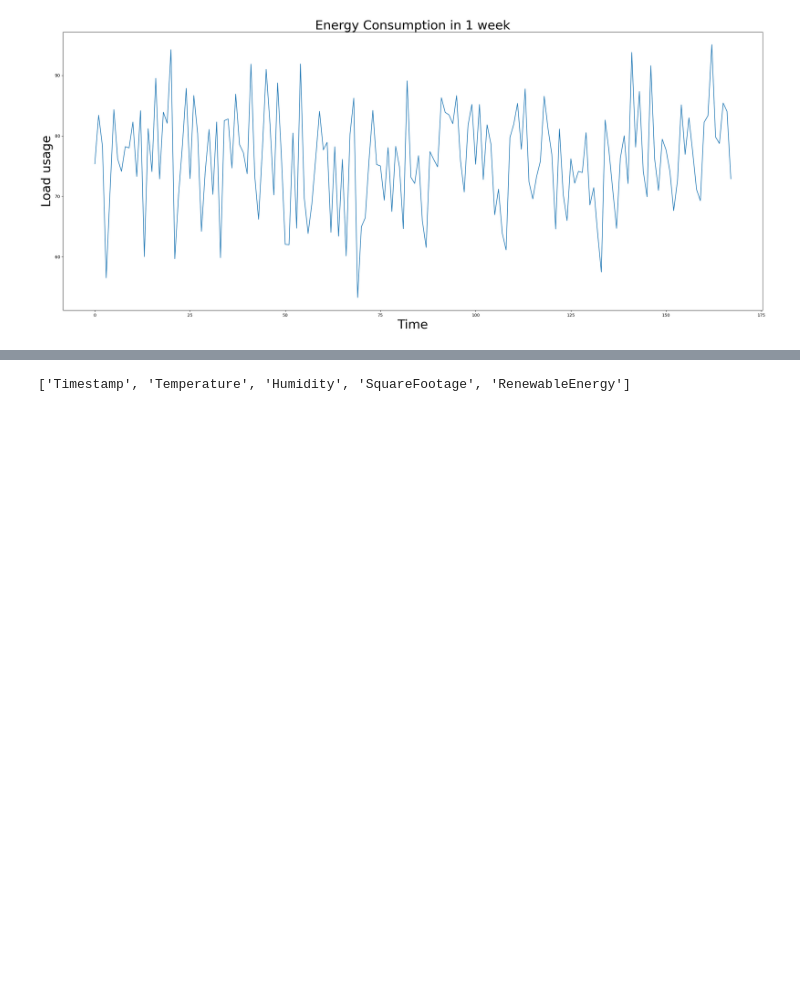
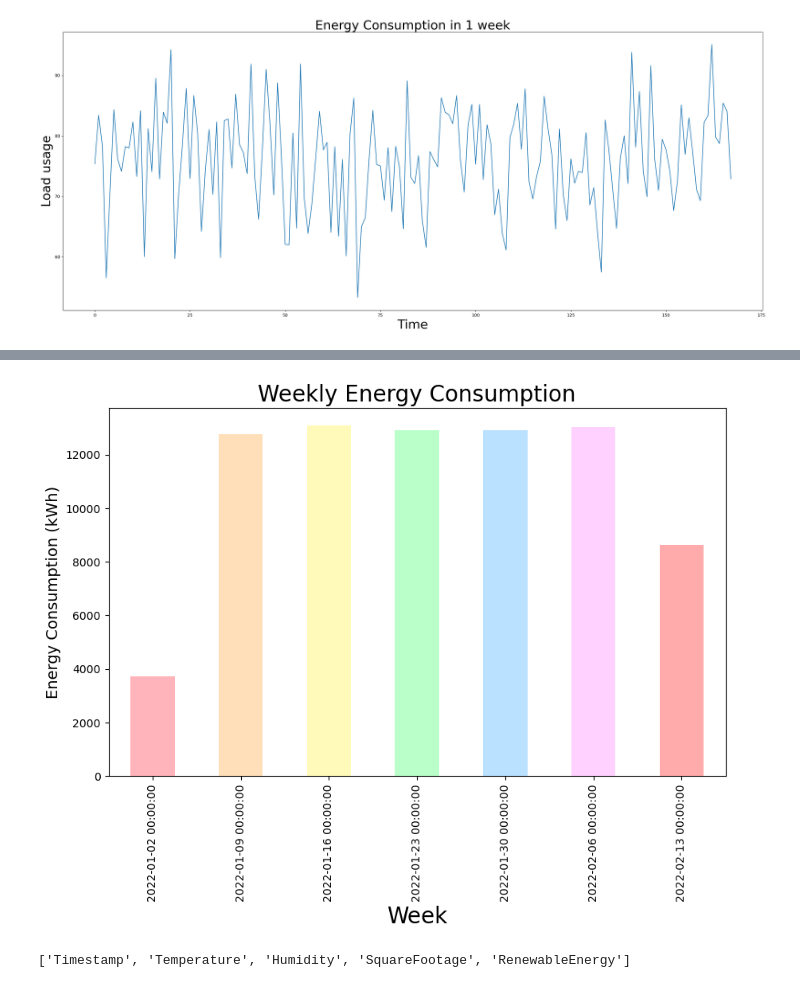
Before and after one commit to Sribidya/Energy-Consumption-prediction, a Jupyter notebook: Energy_Prediction.ipynb, the cells around one changed output, grey strips where cells are left out. Drawn from its saved outputs; the diff is of its cells as text; code cells hidden in the pictures; blank space fills up the shorter version.

```diff
--- a/Energy_Prediction.ipynb
+++ b/Energy_Prediction.ipynb
@@ -98,6 +98,8 @@ Text(0, 0.5, 'Load usage')
 [figure]
 # %%
 # Resample the energy consumption data weekly and sum for each week
+print(df['Timestamp'])
+df.set_index('Timestamp', inplace=True)
 weekly_energy = df['EnergyConsumption'].resample('W').sum()
 print(weekly_energy)
 #Plot the data
@@ -114,3 +132,4 @@ TypeError: Only valid with DatetimeIndex, TimedeltaIndex or PeriodIndex, but got
+[figure, added]
 # %%
 continious_col=['Timestamp','Temperature','Humidity','SquareFootage' , 'RenewableEnergy']
 print(continious_col)
```
Also changed, not shown: parts of 5 cells of this notebook, 1 other file.
